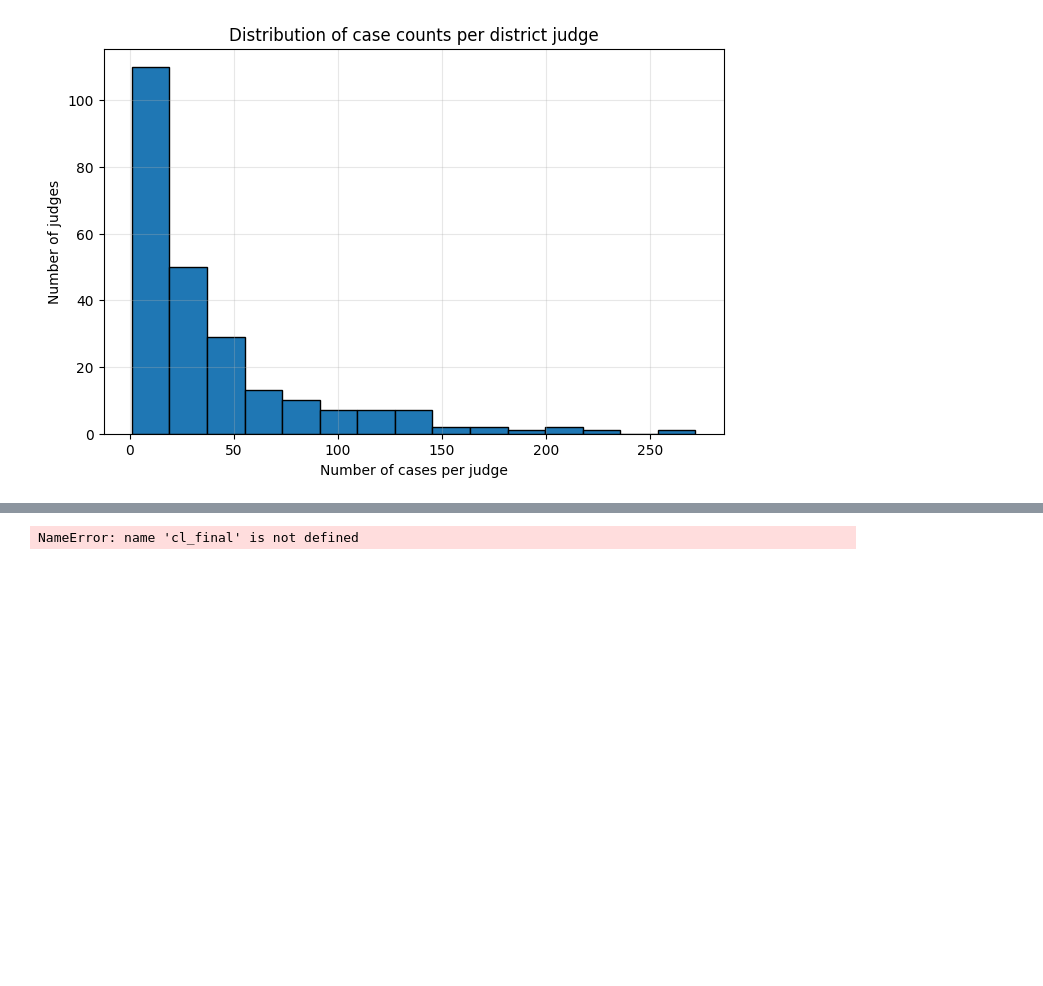
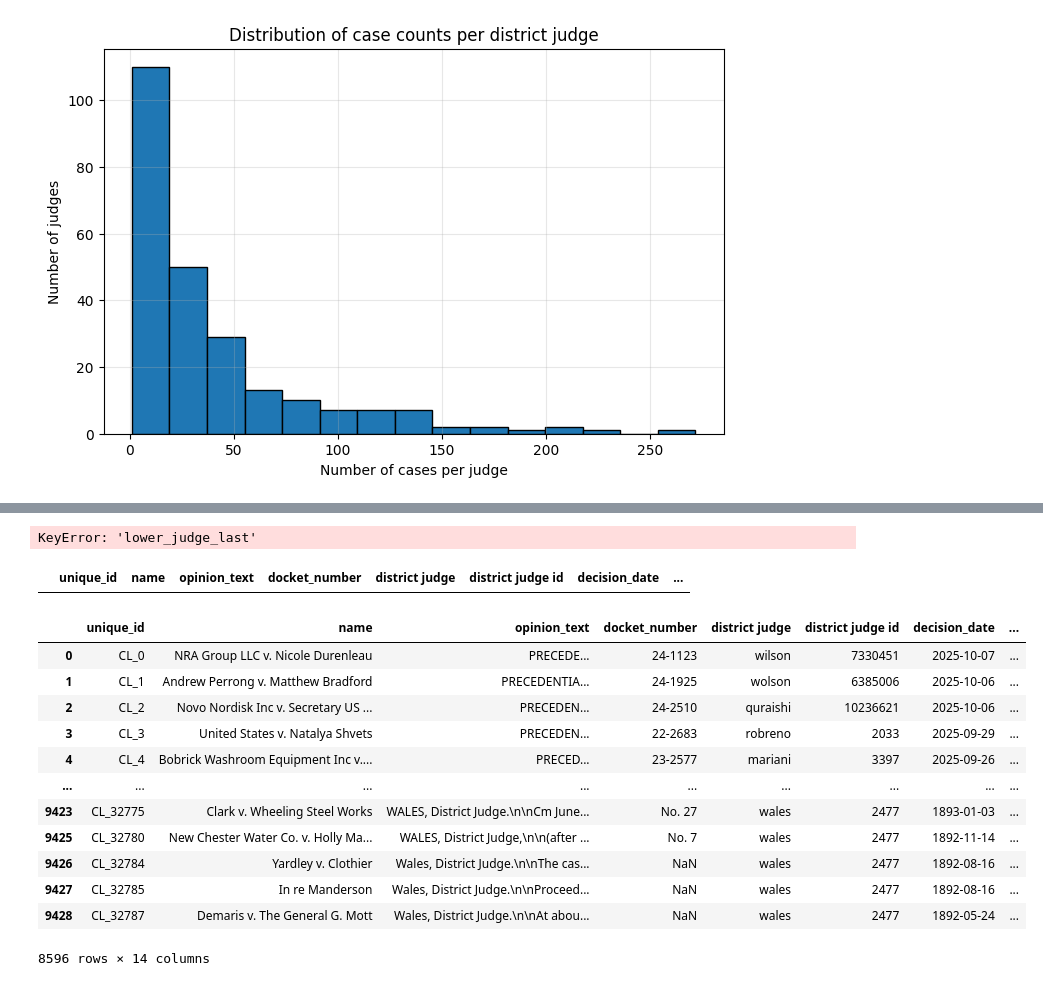
Before and after one commit to ilyadavidson/judge_project, a Jupyter notebook: inference.ipynb, the cells around one changed output, grey strips where cells are left out. Drawn from its saved outputs; the diff is of its cells as text; code cells hidden in the pictures; blank space fills up the shorter version.

```diff
--- a/inference.ipynb
+++ b/inference.ipynb
@@ -37,11 +41,13 @@ from cl_data_maker import cl_loader, extract_district_judge_info
 judges      = pd.read_csv("data/judge_info.csv")
 judges      = promotion_info_judges(judges)
 cap_data    = build_cap_dataset()
-cl          = cl_loader(judges) # get all the datapoints that scraper can find district judge for
+
+cl_data = pd.read_csv("data/artifacts/cl/third_circuit_cases.csv")
+cl          = cl_loader(cl_data,judges) # get all the datapoints that scraper can find district judge for
 
 def cap_data_cleaner(
     cap_df:             pd.DataFrame,
-    mapping_path:       str = "appellate_matches2.json",   # appellate_custom_id -> district_unique_id
+    mapping_path:       str = "data/artifacts/cap/appellate_matches2.json",   # appellate_custom_id -> district_unique_id
     api_path:           str = "batch_runs/api_responses.jsonl",
     *,
     id_col:             str = "unique_id",
@@ -211,5 +186,5 @@ plt.show()
 # %%
-def load_case_results(path: str = "batch_runs/cl_scrape_results.jsonl") -> pd.DataFrame:
+def load_case_results(path: str = "data/artifacts/api/outputs/cl_api_answers.jsonl") -> pd.DataFrame:
     records = []
     with open(path, "r", encoding="utf-8") as f:
         for line in f:
@@ -229,7 +204,8 @@ def load_case_results(path: str = "batch_runs/cl_scrape_results.jsonl") -> pd.Da
 
 def attach_api_to_cl_clean(
     cl_clean: pd.DataFrame,
-    api_path: str = "batch_runs/cl_scrape_results.jsonl",
+    api_path: str = "data/artifacts/api/outputs/cl_api_answers.jsonl",
+    judges: pd.DataFrame = judges,
     *,
     id_col: str = "unique_id",
     case_name_col: str = "name",
@@ -243,7 +219,6 @@ def attach_api_to_cl_clean(
     out["custom_id"] = (
     out["unique_id"]
     .astype("string")
-    .str.replace("CL_", "", regex=False)
 )
 
     # === Use your exact merge logic ===
@@ -251,9 +226,29 @@ def attach_api_to_cl_clean(
     api_answers                 = api_answers.copy()
     api_keys: List[str]         = [c for c in api_answers.columns if c != "custom_id"]
 
+    # --- make lowercase for safe matching ---
+    out["lower_judge_first"] = out["lower_judge_first"].str.strip().str.lower()
+    out["lower_judge_last"]  = out["lower_judge_last"].str.strip().str.lower()
+    judges["first name"]     = judges["first name"].str.strip().str.lower()
+    judges["last name"]      = judges["last name"].str.strip().str.lower()
+
     out                         = out.merge(api_answers, left_on="custom_id", right_on="custom_id", how="left")
-    # DO NOT prefix CL ids (that's for CAP). Keep cl_clean's unique_id unchanged.
-    # out[id_col]               = "CAP_" + out["custom_id"].astype(str)  # <-- intentionally NOT used
+
+    out = out.merge(
+        judges[["first name", "last name", "judge id"]],
+        left_on=["lower_judge_last"],
+        right_on=[ "last name"],
+        how="left",
+        suffixes=("", "_judge")
+    )
+
+    # --- fill district judge info only where a match exists ---
+    mask = out["judge id"].notna()
+    out.loc[mask, "district judge"] = out.loc[mask, "lower_judge_last"]
+    out.loc[mask, "district judge id"] = out.loc[mask, "judge id"].astype("Int64")
+
+    # --- clean up helper cols ---
+    out.drop(columns=["first name", "last name"], errors="ignore", inplace=True)
 
     if "district judge id" in out.columns:
         out["district judge id"] = pd.to_numeric(out["district judge id"], errors="coerce").astype("Int64")
@@ -321,7 +263,29 @@ cl_final = cl_final[cl_final['opinion'].notna()]
-# %%
-cl_final
-# %% [output]
-NameError: name 'cl_final' is not defined
+# %%
+cl_clean = attach_api_to_cl_clean(cl)
+# %% [output]
+KeyError: 'lower_judge_last'
+# %%
+cl_clean[cl_clean['district judge id'].isna()]
+# %% [output]
+|  | unique_id | name | opinion_text | docket_number | district judge | district judge id | decision_date | ... |
+# %%
+cl_clean = cl_clean[cl_clean['opinion'].notna()]
+# %%
+cl_clean
+# %% [output]
+|  | unique_id | name | opinion_text | docket_number | district judge | district judge id | decision_date | ... |
+| 0 | CL_0 | NRA Group LLC v. Nicole Durenleau | PRECEDE... | 24-1123 | wilson | 7330451 | 2025-10-07 | ... |
+| 1 | CL_1 | Andrew Perrong v. Matthew Bradford | PRECEDENTIA... | 24-1925 | wolson | 6385006 | 2025-10-06 | ... |
+| 2 | CL_2 | Novo Nordisk Inc v. Secretary US ... | PRECEDEN... | 24-2510 | quraishi | 10236621 | 2025-10-06 | ... |
+| 3 | CL_3 | United States v. Natalya Shvets | PRECEDEN... | 22-2683 | robreno | 2033 | 2025-09-29 | ... |
+| 4 | CL_4 | Bobrick Washroom Equipment Inc v.... | PRECED... | 23-2577 | mariani | 3397 | 2025-09-26 | ... |
+| ... | ... | ... | ... | ... | ... | ... | ... | ... |
+| 9423 | CL_32775 | Clark v. Wheeling Steel Works | WALES, District Judge.\n\nCm June... | No. 27 | wales | 2477 | 1893-01-03 | ... |
+| 9425 | CL_32780 | New Chester Water Co. v. Holly Ma... | WALES, District Judge,\n\n(after ... | No. 7 | wales | 2477 | 1892-11-14 | ... |
+| 9426 | CL_32784 | Yardley v. Clothier | Wales, District Judge.\n\nThe cas... | NaN | wales | 2477 | 1892-08-16 | ... |
+| 9427 | CL_32785 | In re Manderson | Wales, District Judge.\n\nProceed... | NaN | wales | 2477 | 1892-08-16 | ... |
+| 9428 | CL_32787 | Demaris v. The General G. Mott | Wales, District Judge.\n\nAt abou... | NaN | wales | 2477 | 1892-05-24 | ... |
+8596 rows × 14 columns
 # %%
 def merge_cap_and_cl(cap: pd.DataFrame, cl: pd.DataFrame) -> pd.DataFrame:
     cap = cap.copy()
```
Also changed, not shown: parts of 26 cells of this notebook, 9 other files.
